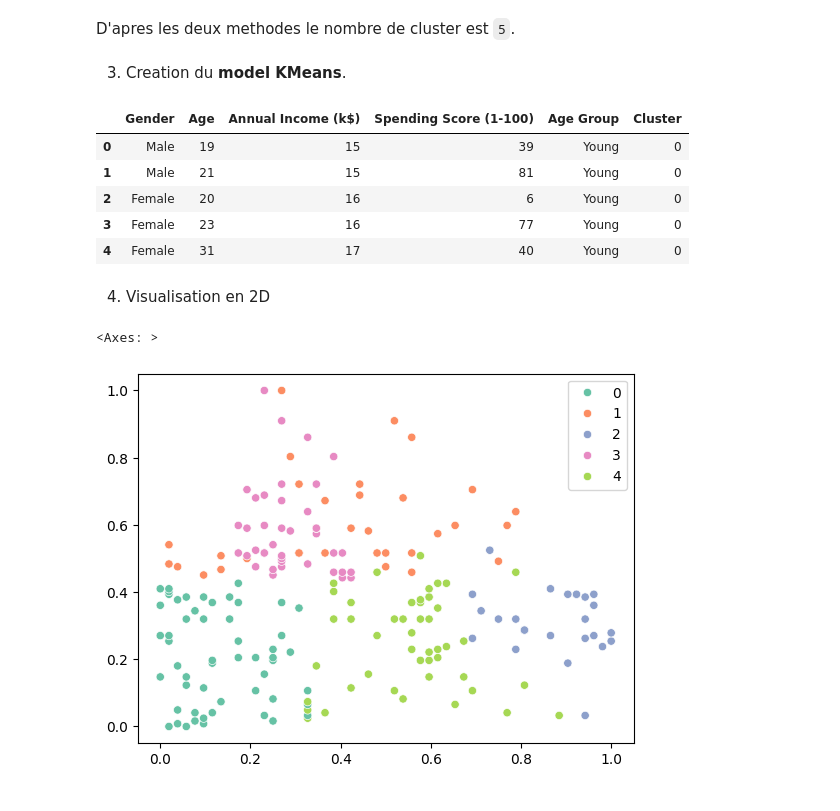
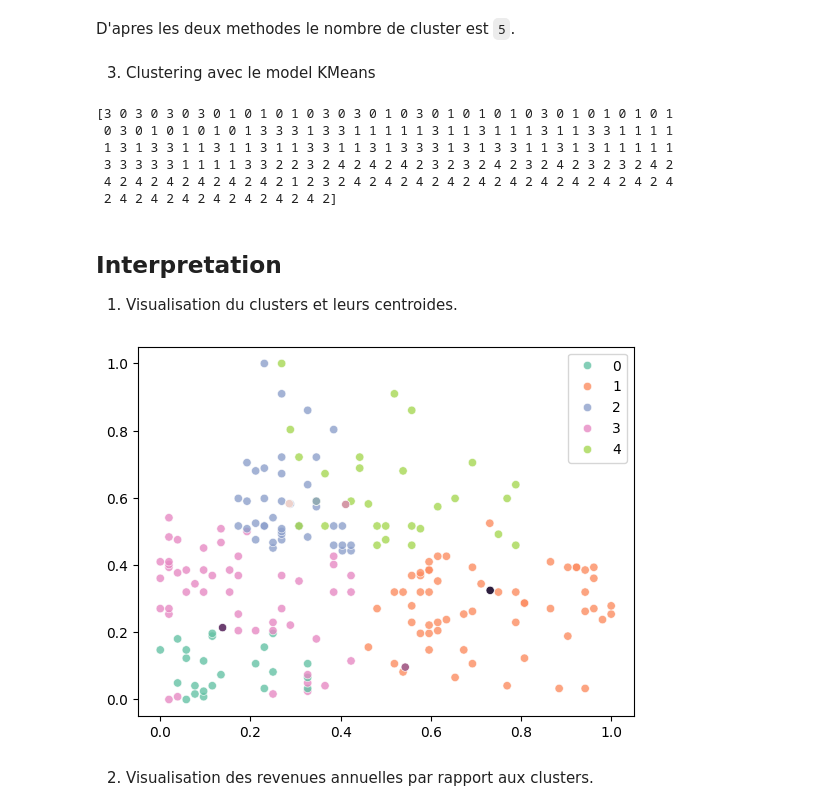
Before and after one commit to mahefatsiresy/ispm-ml-m2-2025, a Jupyter notebook: tp1-partie-a.ipynb, the cells around one changed output. Drawn from its saved outputs; the diff is of its cells as text; code cells hidden in the pictures.

```diff
--- a/tp1-partie-a.ipynb
+++ b/tp1-partie-a.ipynb
@@ -167,7 +181,9 @@ from sklearn.preprocessing import MinMaxScaler
 
 scaler = MinMaxScaler()
 
-scaled_data = scaler.fit_transform(df[['Age', 'Annual Income (k$)', 'Spending Score (1-100)']]);
+x = df[['Age', 'Annual Income (k$)', 'Spending Score (1-100)']]
+
+x_scaled = scaler.fit_transform(x);
 # %% [markdown]
 2. Application du PCA
 # %%
@@ -193,7 +204,7 @@ K_range = range(2, 7)
 
 for k in K_range:
     kmeans = KMeans(n_clusters=k)
-    kmeans.fit(scaled_data)
+    kmeans.fit(x_scaled)
     inertia.append(kmeans.inertia_)
 
 plt.plot(K_range, inertia, 'bo-')
@@ -227,25 +238,28 @@ plt.show()
 # %% [markdown]
 D'apres les deux methodes le nombre de cluster est `5`.
 # %% [markdown]
-3. Creation du **model KMeans**.
+3. Clustering avec le model KMeans
 # %%
-kmeans = KMeans(n_clusters=5)
-clusters = kmeans.fit_predict(scaled_data)
+kmeans = KMeans(n_clusters=5).fit(x_scaled)
+clusters = kmeans.labels_
+clusters_centroids = kmeans.cluster_centers_
 
-df['Cluster'] = clusters
-
-df.head()
+print(clusters)
 # %% [output]
-|  | Gender | Age | Annual Income (k$) | Spending Score (1-100) | Age Group | Cluster |
-| 0 | Male | 19 | 15 | 39 | Young | 0 |
-| 1 | Male | 21 | 15 | 81 | Young | 0 |
-| 2 | Female | 20 | 16 | 6 | Young | 0 |
-| 3 | Female | 23 | 16 | 77 | Young | 0 |
-| 4 | Female | 31 | 17 | 40 | Young | 0 |
+[3 0 3 0 3 0 3 0 1 0 1 0 1 0 3 0 3 0 1 0 3 0 1 0 1 0 1 0 3 0 1 0 1 0 1 0 1
+ 0 3 0 1 0 1 0 1 0 1 3 3 3 1 3 3 1 1 1 1 1 3 1 1 3 1 1 1 3 1 1 3 3 1 1 1 1
+ 1 3 1 3 3 1 1 3 1 1 3 1 1 3 3 1 1 3 1 3 3 3 1 3 1 3 3 1 1 3 1 3 1 1 1 1 1
+ 3 3 3 3 3 1 1 1 1 3 3 2 2 3 2 4 2 4 2 4 2 3 2 3 2 4 2 3 2 4 2 3 2 3 2 4 2
+ 4 2 4 2 4 2 4 2 4 2 4 2 1 2 3 2 4 2 4 2 4 2 4 2 4 2 4 2 4 2 4 2 4 2 4 2 4
+ 2 4 2 4 2 4 2 4 2 4 2 4 2 4 2]
 # %% [markdown]
-4. Visualisation en 2D
+## Interpretation
+
+1. Visualisation du clusters et leurs centroides.
 # %%
-sns.scatterplot(x=scaled_data[:, 0], y=scaled_data[:, 1], hue=clusters, palette='Set2')
+
+ax = sns.scatterplot(x=x_scaled[:, 0], y=x_scaled[:, 1], hue=clusters, palette='Set2', alpha=0.8)
+sns.scatterplot(x=clusters_centroid[:, 0], y=clusters_centroid[:, 1], hue=range(5), legend=False,  sizes=200)
+plt.show()
 # %% [output]
-<Axes: >
-[figure, old version]
+[figure, new version]
@@ -251,0 +268,2 @@ sns.scatterplot(x=scaled_data[:, 0], y=scaled_data[:, 1], hue=clusters, palette=
+# %% [markdown]
+2. Visualisation des revenues annuelles par rapport aux clusters.
```
Also changed, not shown: parts of 24 cells of this notebook.
